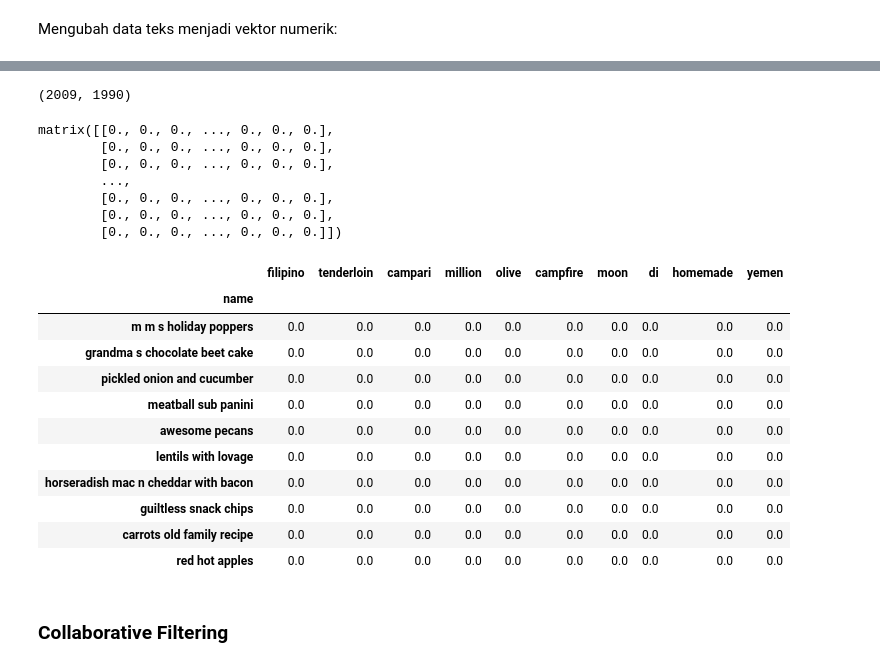
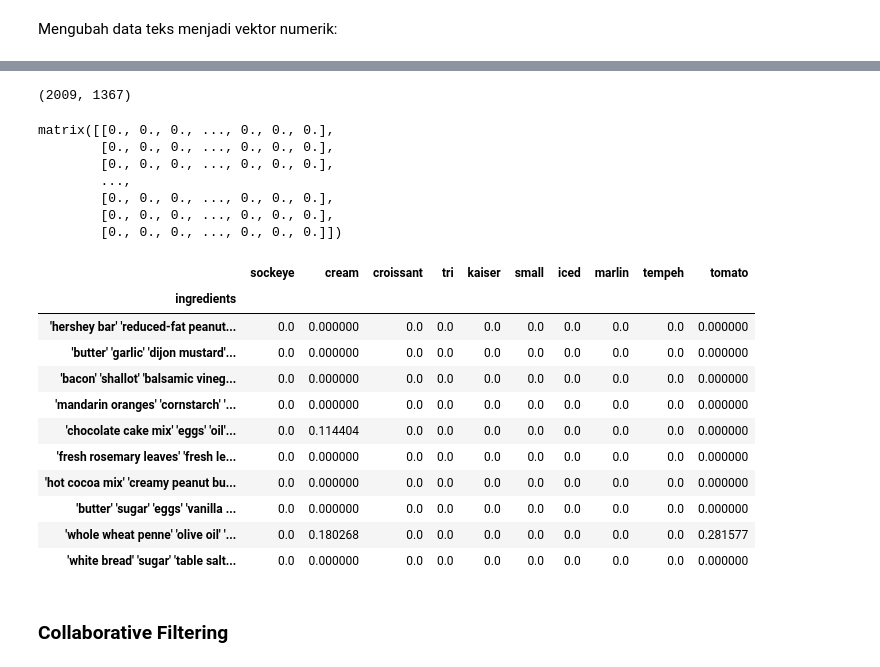
Before and after one commit to Sulbae/OlahGizi-Project, a Jupyter notebook: Food Recommender/notebook.ipynb, the cells around one changed output, grey strips where cells are left out. Cells and saved outputs as stored; diff of their text form; code cells hidden in the pictures.

```diff
--- a/Food Recommender/notebook.ipynb
+++ b/Food Recommender/notebook.ipynb
@@ -548,0 +568,4 @@ memory usage: 298.2+ KB
+# %%
+recipes_sample_df['ingredients'] = [str(ingredients).strip("[]").replace(",", "") for ingredients in recipes_sample_df['ingredients']]
+
+print(recipes_sample_df['ingredients'])
@@ -555,9 +591,10 @@ Untuk sistem rekomendasi content-based filtering, data yang digunakan cukup data
 # %%
 content_based_columns = ["id",
                          "name",
+                         "ingredients",
+                         "calories",
                          "minutes",
-                         "n_steps",
-                         "calories"]
+                         "steps"]
 
 content_based_df = recipes_sample_df[content_based_columns]
 content_based_df.head()
@@ -596,9 +626,9 @@ Menggabungkan kolom name dan description:
 # %% [markdown]
 Mengubah data teks menjadi vektor numerik:
 # %%
-tfidf_vectorizer = TfidfVectorizer(stop_words='english')
+tfidf_vectorizer = TfidfVectorizer(stop_words='english', token_pattern=r'\b[a-zA-Z]+\b')
 
-tfidf_vectorizer.fit(content_based_df['name'])
+tfidf_vectorizer.fit(content_based_df['ingredients'])
 
 teks = tfidf_vectorizer.get_feature_names_out()
 # %%
@@ -608,9 +639,9 @@ array(['10', '101', '14', ..., 'zingy', 'zucchini', 'zucre'], dtype=object)
 # %%
-tfidf_matrix = tfidf_vectorizer.fit_transform(content_based_df['name'])
+tfidf_matrix = tfidf_vectorizer.fit_transform(content_based_df['ingredients'])
 
 tfidf_matrix.shape
 # %% [output]
-(2009, 1990)
+(2009, 1367)
 # %%
 tfidf_matrix.todense()
 # %% [output]
@@ -624,21 +655,21 @@ matrix([[0., 0., 0., ..., 0., 0., 0.],
 # %%
 pd.DataFrame(tfidf_matrix.todense(),
              columns=teks,
-             index=content_based_df.name
+             index=content_based_df.ingredients
              ).sample(10, axis=1).sample(10, axis=0)
 # %% [output]
-|  | filipino | tenderloin | campari | million | olive | campfire | moon | di | homemade | yemen |
-| name |  |  |  |  |  |  |  |  |  |  |
-| m m s holiday poppers | 0.0 | 0.0 | 0.0 | 0.0 | 0.0 | 0.0 | 0.0 | 0.0 | 0.0 | 0.0 |
-| grandma s chocolate beet cake | 0.0 | 0.0 | 0.0 | 0.0 | 0.0 | 0.0 | 0.0 | 0.0 | 0.0 | 0.0 |
-| pickled onion and cucumber | 0.0 | 0.0 | 0.0 | 0.0 | 0.0 | 0.0 | 0.0 | 0.0 | 0.0 | 0.0 |
-| meatball sub panini | 0.0 | 0.0 | 0.0 | 0.0 | 0.0 | 0.0 | 0.0 | 0.0 | 0.0 | 0.0 |
-| awesome pecans | 0.0 | 0.0 | 0.0 | 0.0 | 0.0 | 0.0 | 0.0 | 0.0 | 0.0 | 0.0 |
-| lentils with lovage | 0.0 | 0.0 | 0.0 | 0.0 | 0.0 | 0.0 | 0.0 | 0.0 | 0.0 | 0.0 |
-| horseradish mac n cheddar with bacon | 0.0 | 0.0 | 0.0 | 0.0 | 0.0 | 0.0 | 0.0 | 0.0 | 0.0 | 0.0 |
-| guiltless snack chips | 0.0 | 0.0 | 0.0 | 0.0 | 0.0 | 0.0 | 0.0 | 0.0 | 0.0 | 0.0 |
-| carrots old family recipe | 0.0 | 0.0 | 0.0 | 0.0 | 0.0 | 0.0 | 0.0 | 0.0 | 0.0 | 0.0 |
-| red hot apples | 0.0 | 0.0 | 0.0 | 0.0 | 0.0 | 0.0 | 0.0 | 0.0 | 0.0 | 0.0 |
+|  | sockeye | cream | croissant | tri | kaiser | small | iced | marlin | tempeh | tomato |
+| ingredients |  |  |  |  |  |  |  |  |  |  |
+| 'hershey bar' 'reduced-fat peanut... | 0.0 | 0.000000 | 0.0 | 0.0 | 0.0 | 0.0 | 0.0 | 0.0 | 0.0 | 0.000000 |
+| 'butter' 'garlic' 'dijon mustard'... | 0.0 | 0.000000 | 0.0 | 0.0 | 0.0 | 0.0 | 0.0 | 0.0 | 0.0 | 0.000000 |
+| 'bacon' 'shallot' 'balsamic vineg... | 0.0 | 0.000000 | 0.0 | 0.0 | 0.0 | 0.0 | 0.0 | 0.0 | 0.0 | 0.000000 |
+| 'mandarin oranges' 'cornstarch' '... | 0.0 | 0.000000 | 0.0 | 0.0 | 0.0 | 0.0 | 0.0 | 0.0 | 0.0 | 0.000000 |
+| 'chocolate cake mix' 'eggs' 'oil'... | 0.0 | 0.114404 | 0.0 | 0.0 | 0.0 | 0.0 | 0.0 | 0.0 | 0.0 | 0.000000 |
+| 'fresh rosemary leaves' 'fresh le... | 0.0 | 0.000000 | 0.0 | 0.0 | 0.0 | 0.0 | 0.0 | 0.0 | 0.0 | 0.000000 |
+| 'hot cocoa mix' 'creamy peanut bu... | 0.0 | 0.000000 | 0.0 | 0.0 | 0.0 | 0.0 | 0.0 | 0.0 | 0.0 | 0.000000 |
+| 'butter' 'sugar' 'eggs' 'vanilla ... | 0.0 | 0.000000 | 0.0 | 0.0 | 0.0 | 0.0 | 0.0 | 0.0 | 0.0 | 0.000000 |
+| 'whole wheat penne' 'olive oil' '... | 0.0 | 0.180268 | 0.0 | 0.0 | 0.0 | 0.0 | 0.0 | 0.0 | 0.0 | 0.281577 |
+| 'white bread' 'sugar' 'table salt... | 0.0 | 0.000000 | 0.0 | 0.0 | 0.0 | 0.0 | 0.0 | 0.0 | 0.0 | 0.000000 |
 # %% [markdown]
 ### Collaborative Filtering
 # %% [markdown]
```
Also changed, not shown: parts of 23 cells of this notebook.
